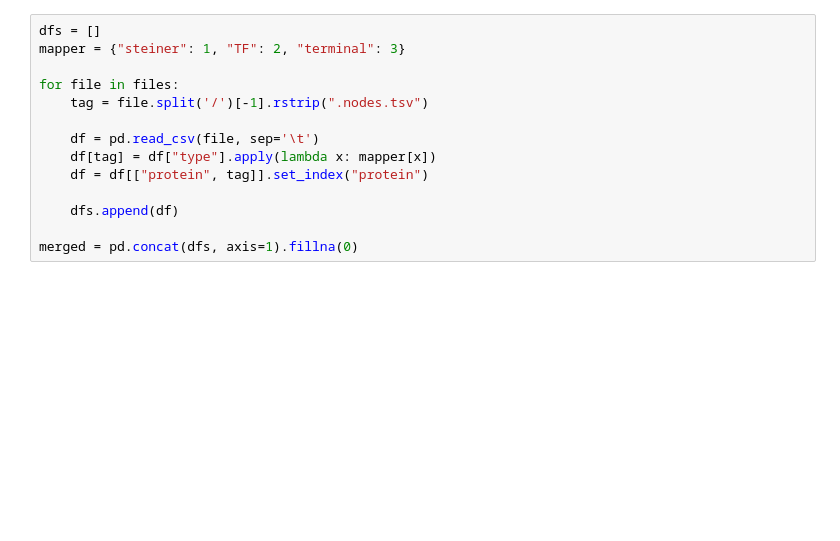
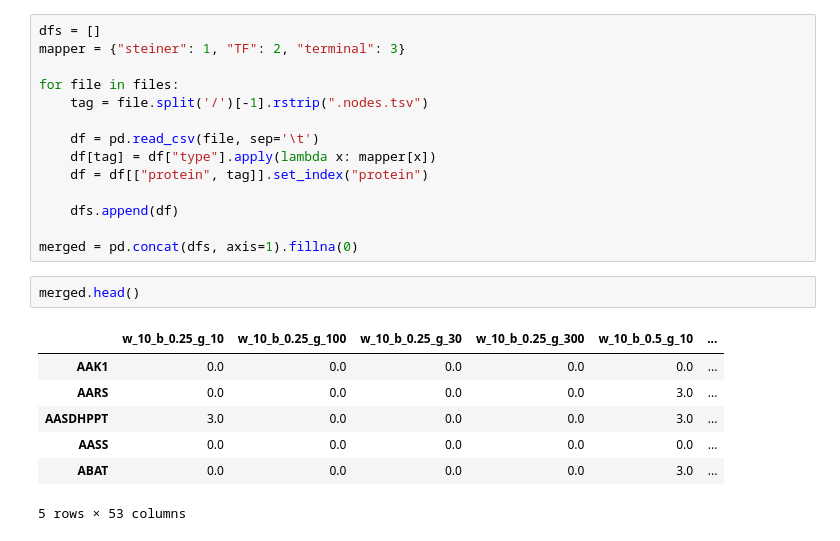
Before and after one commit to clemenshug/OmicsIntegrator2, a Jupyter notebook: src/postprocessing.ipynb, the cells around one changed output. Drawn from its saved outputs; the diff is of its cells as text; blank space fills up the shorter version.

```diff
--- a/src/postprocessing.ipynb
+++ b/src/postprocessing.ipynb
@@ -49,6 +167,16 @@ for file in files:
     dfs.append(df)
 
 merged = pd.concat(dfs, axis=1).fillna(0)
+# %%
+merged.head()
+# %% [output]
+|  | w_10_b_0.25_g_10 | w_10_b_0.25_g_100 | w_10_b_0.25_g_30 | w_10_b_0.25_g_300 | w_10_b_0.5_g_10 | ... |
+| AAK1 | 0.0 | 0.0 | 0.0 | 0.0 | 0.0 | ... |
+| AARS | 0.0 | 0.0 | 0.0 | 0.0 | 3.0 | ... |
+| AASDHPPT | 3.0 | 0.0 | 0.0 | 0.0 | 3.0 | ... |
+| AASS | 0.0 | 0.0 | 0.0 | 0.0 | 0.0 | ... |
+| ABAT | 0.0 | 0.0 | 0.0 | 0.0 | 3.0 | ... |
+5 rows × 53 columns
 # %%
 sns.set(font_scale=0.5)
 
```
Also changed, not shown: parts of 11 cells of this notebook, 4 other files.
